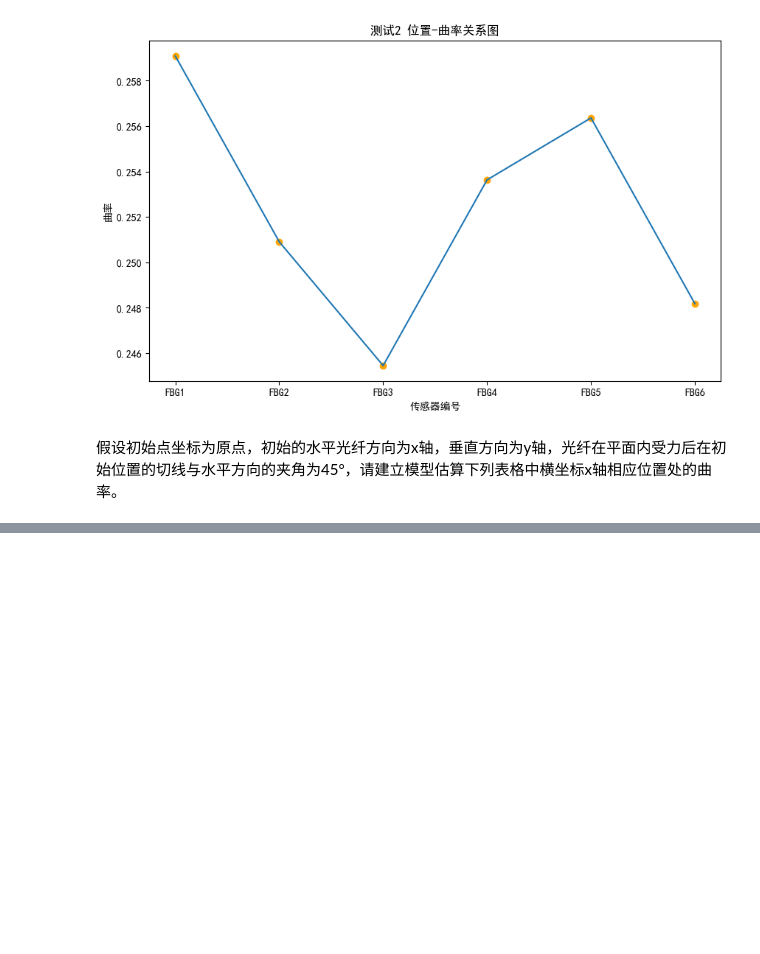
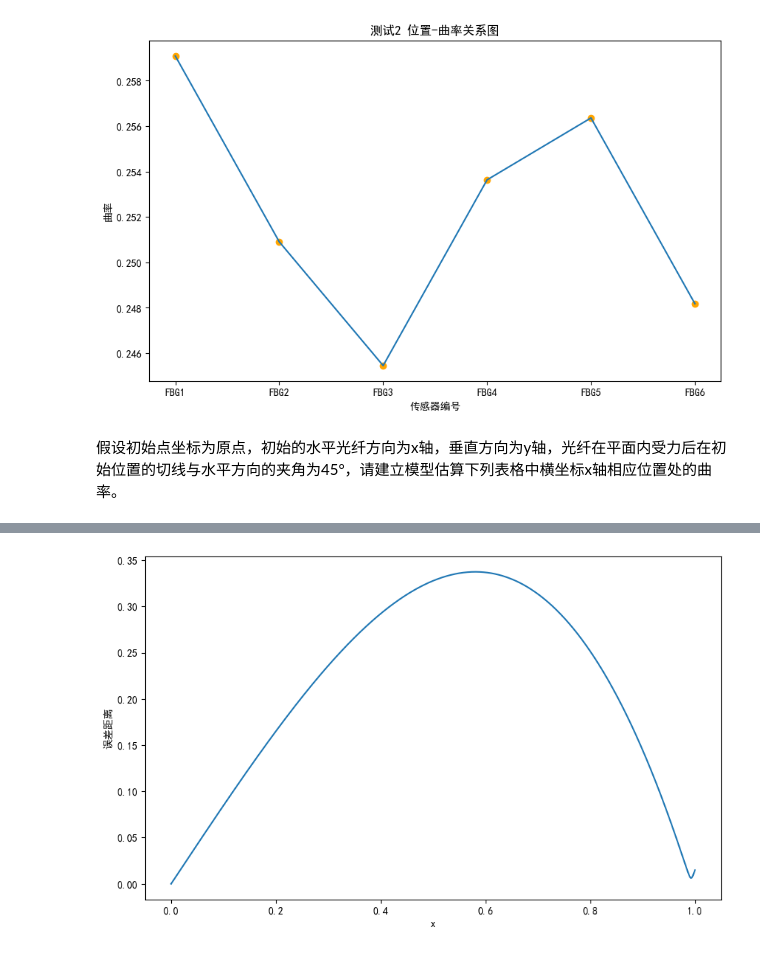
Before and after one commit to JesterHey/2024------, a Jupyter notebook: q1.ipynb, the cells around one changed output, grey strips where cells are left out. Saved outputs shown, nothing was run; the diff lists cells and outputs as text; code cells hidden in the pictures; blank space fills up the shorter version.

```diff
--- a/q1.ipynb
+++ b/q1.ipynb
@@ -48,0 +128,13 @@ plt.show()
+# %%
+# 计算每个点的误差
+err = []
+for i in range(len(pts)):
+    err.append(np.sqrt((pts[i][0] - x_interp[i])**2 + (pts[i][1] - f(x_interp[i]))**2)) # 计算欧氏距离
+# 绘图
+plt.figure(figsize=(10, 6))
+plt.plot(x_interp, err)
+plt.xlabel('x')
+plt.ylabel('误差距离')
+plt.show()
+# %% [output]
+[figure, added]
```
Also changed, not shown: parts of 5 cells of this notebook.
